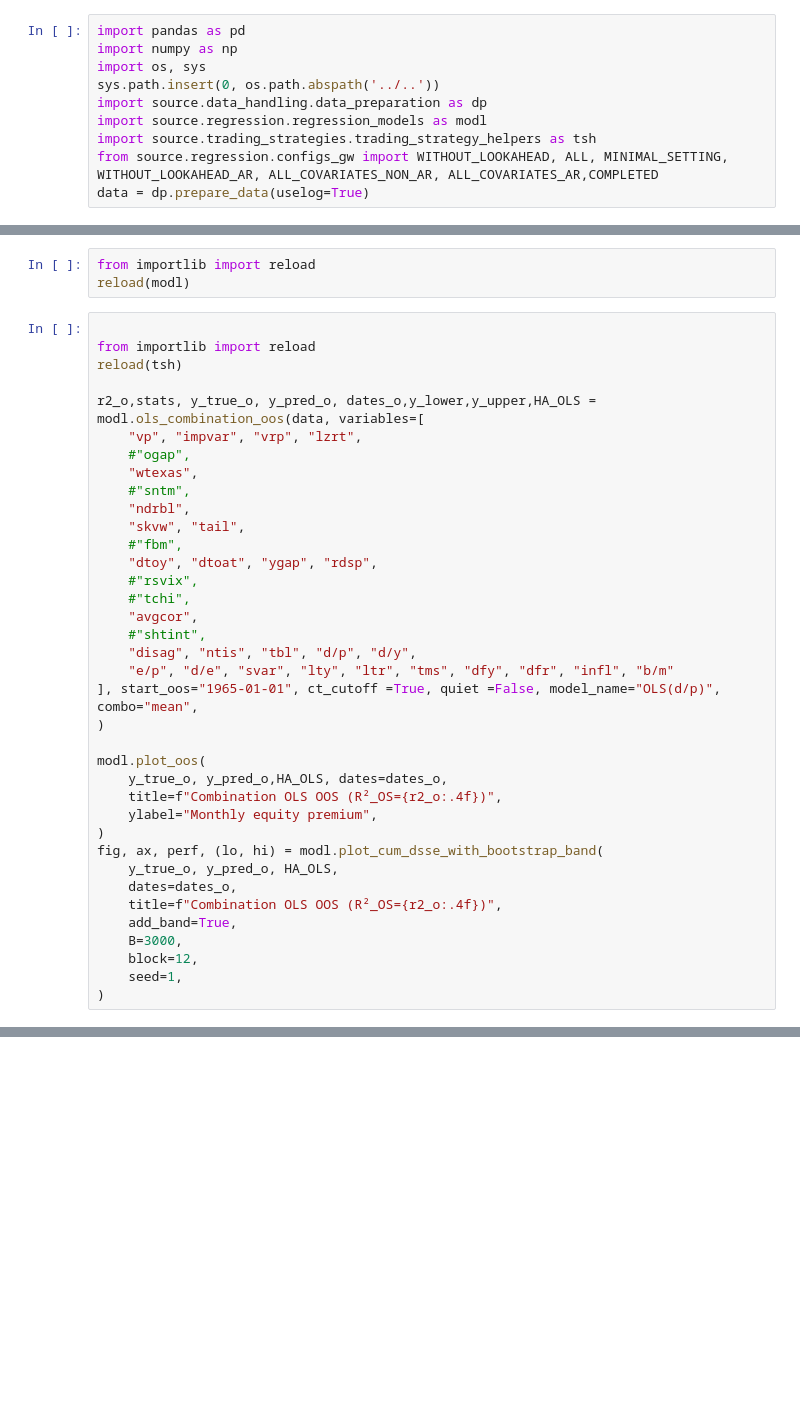
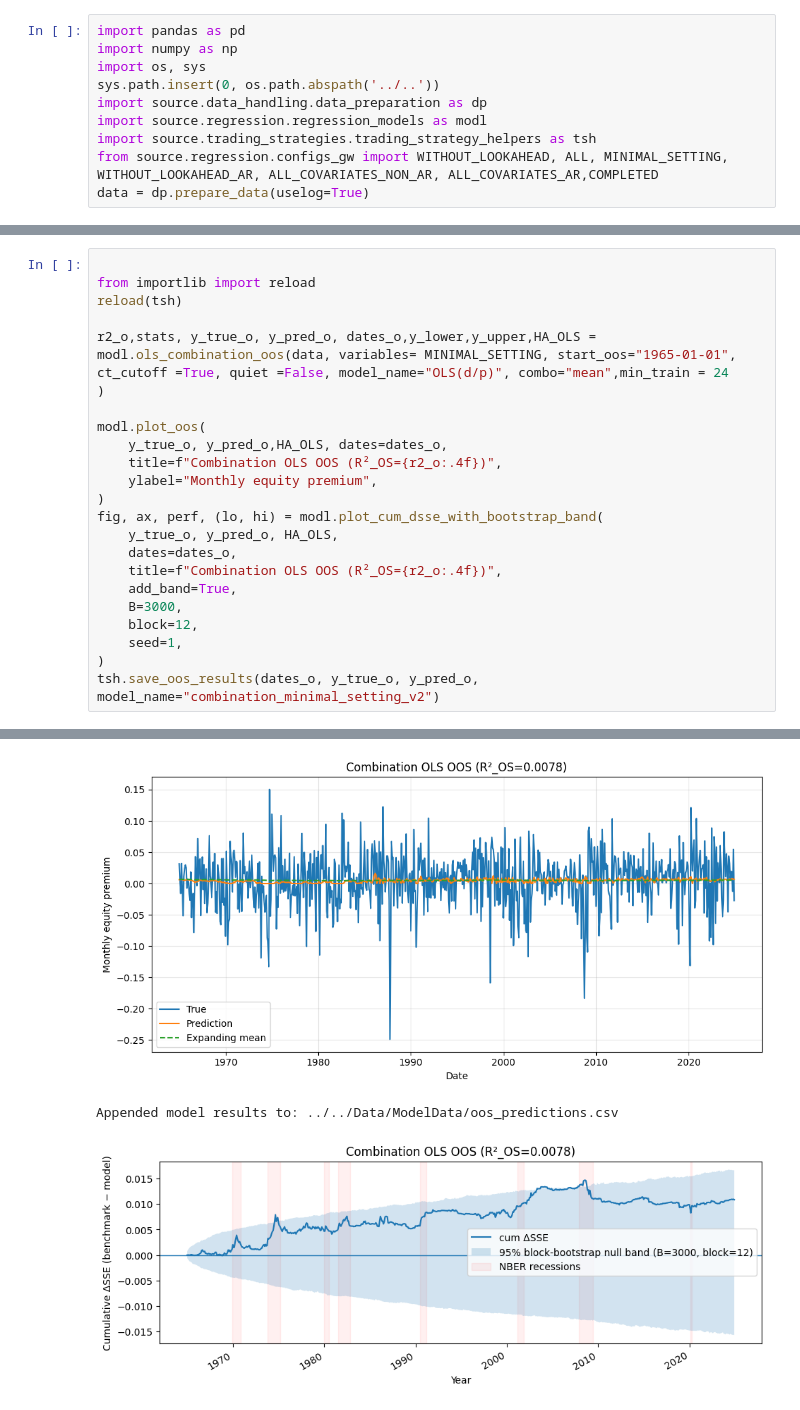
Before and after one commit to KiliTili/Masterarbeit, a Jupyter notebook: Notebooks/Benchmark/modelling_regression.ipynb, the cells around one changed output, grey strips where cells are left out. Drawn from its saved outputs; the diff is of its cells as text; blank space fills up the shorter version.

```diff
--- a/Notebooks/Benchmark/modelling_regression.ipynb
+++ b/Notebooks/Benchmark/modelling_regression.ipynb
@@ -43,27 +119,9 @@ tsh.save_oos_results(dates_o, y_true_o, y_pred_o, model_name="Combination_foreca
-# %%
-from importlib import reload
-reload(modl)
 # %%
 
 from importlib import reload
 reload(tsh)
 
-r2_o,stats, y_true_o, y_pred_o, dates_o,y_lower,y_upper,HA_OLS = modl.ols_combination_oos(data, variables=[
-    "vp", "impvar", "vrp", "lzrt",
-    #"ogap",
-    "wtexas",
-    #"sntm",
-    "ndrbl",
-    "skvw", "tail",
-    #"fbm",
-    "dtoy", "dtoat", "ygap", "rdsp",
-    #"rsvix",
-    #"tchi",
-    "avgcor",
-    #"shtint",
-    "disag", "ntis", "tbl", "d/p", "d/y",
-    "e/p", "d/e", "svar", "lty", "ltr", "tms", "dfy", "dfr", "infl", "b/m"
-], start_oos="1965-01-01", ct_cutoff =True, quiet =False, model_name="OLS(d/p)", combo="mean",
+r2_o,stats, y_true_o, y_pred_o, dates_o,y_lower,y_upper,HA_OLS = modl.ols_combination_oos(data, variables= MINIMAL_SETTING, start_oos="1965-01-01", ct_cutoff =True, quiet =False, model_name="OLS(d/p)", combo="mean",min_train = 24
 )
 
 modl.plot_oos(
@@ -80,3 +138,5 @@ fig, ax, perf, (lo, hi) = modl.plot_cum_dsse_with_bootstrap_band(
     block=12,
     seed=1,
 )
+tsh.save_oos_results(dates_o, y_true_o, y_pred_o, model_name="combination_minimal_setting_v2")
+# %% [output]
@@ -82,0 +160,3 @@ fig, ax, perf, (lo, hi) = modl.plot_cum_dsse_with_bootstrap_band(
+[figure, added]
+Appended model results to: ../../Data/ModelData/oos_predictions.csv
+[figure, added]
```
Also changed, not shown: parts of 65 cells of this notebook, 1 other file.
